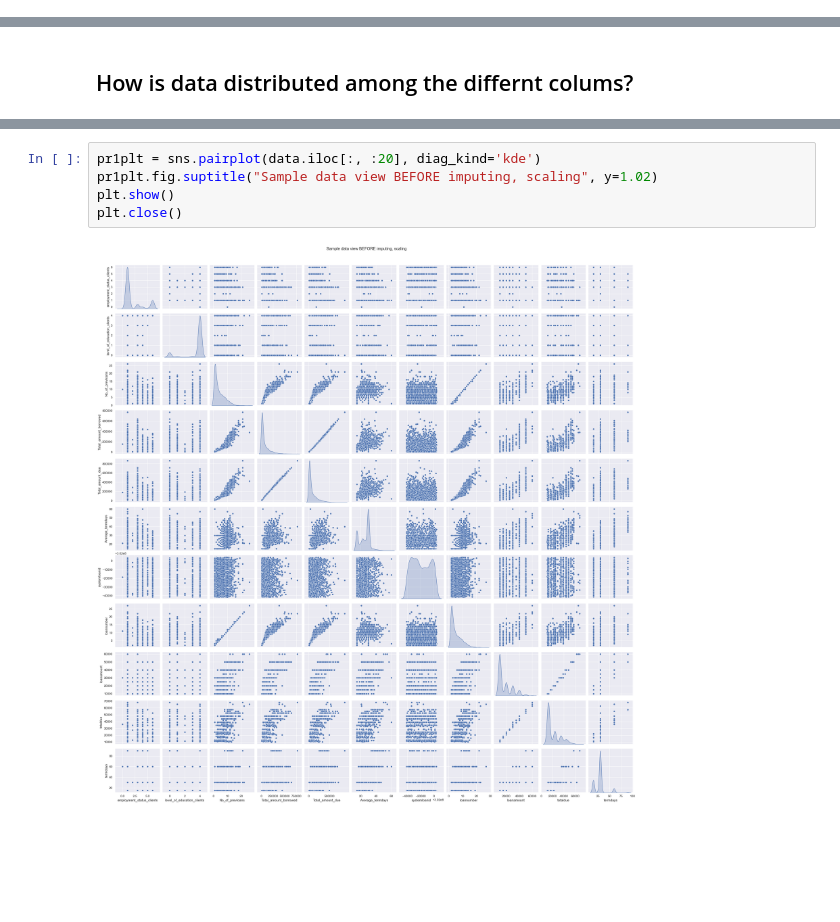
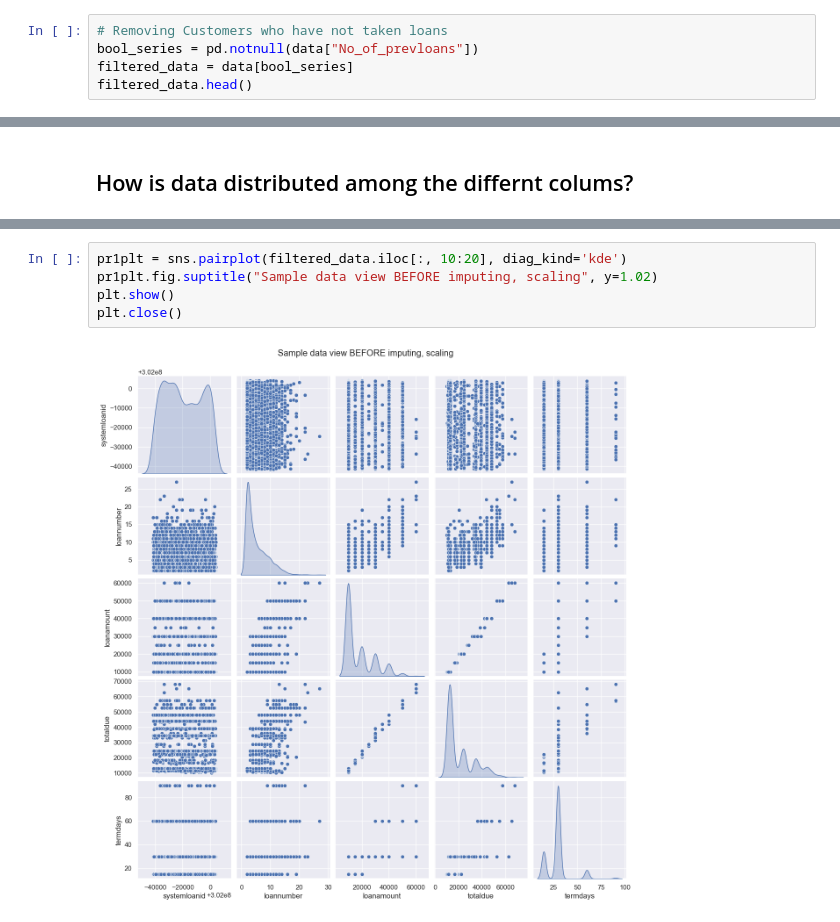
Before and after one commit to Group-10-Refactory-Capstone/Group10RefactoryCapstone, a Jupyter notebook: Explanatory Data analysis simon.ipynb, the cells around one changed output, grey strips where cells are left out. Cells and saved outputs as stored; diff of their text form; blank space fills up the shorter version.

Commit message:
more EDA and removing nulls

```diff
--- a/Explanatory Data analysis simon.ipynb
+++ b/Explanatory Data analysis simon.ipynb
@@ -52,0 +71,5 @@ Index(['customerid', 'bank_name_clients', 'employment_status_clients',
+# %%
+# Removing Customers who have not taken loans
+bool_series = pd.notnull(data["No_of_prevloans"])
+filtered_data = data[bool_series]
+filtered_data.head()
@@ -92,7 +162,7 @@ data.describe().T
 # %%
-pr1plt = sns.pairplot(data.iloc[:, :20], diag_kind='kde')
+pr1plt = sns.pairplot(filtered_data.iloc[:, 10:20], diag_kind='kde')
 pr1plt.fig.suptitle("Sample data view BEFORE imputing, scaling", y=1.02)
 plt.show()
 plt.close()
 # %% [output]
-[figure, old version]
+[figure, new version]
```
Also changed, not shown: parts of 20 cells of this notebook.
